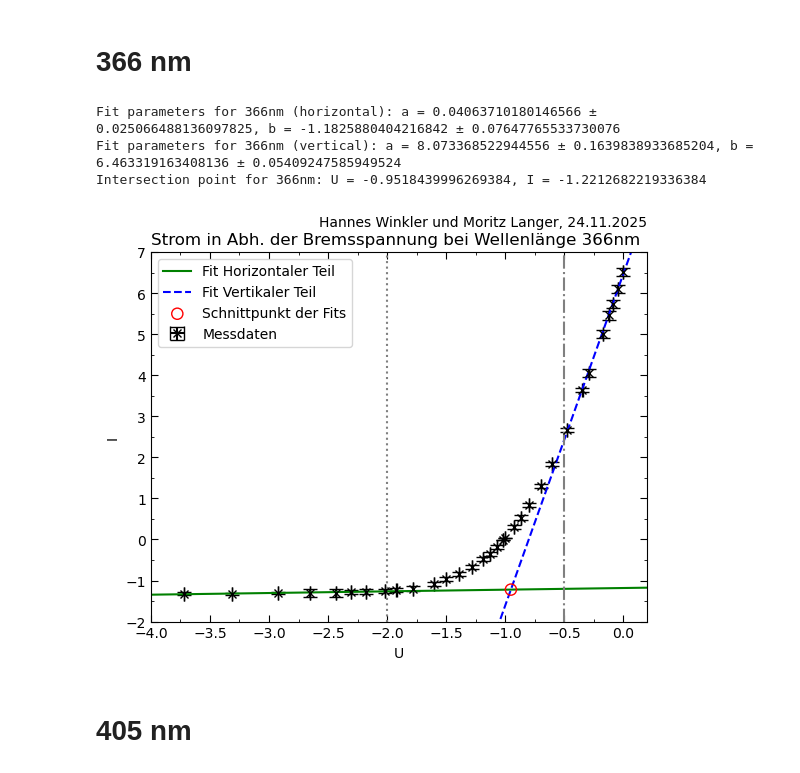
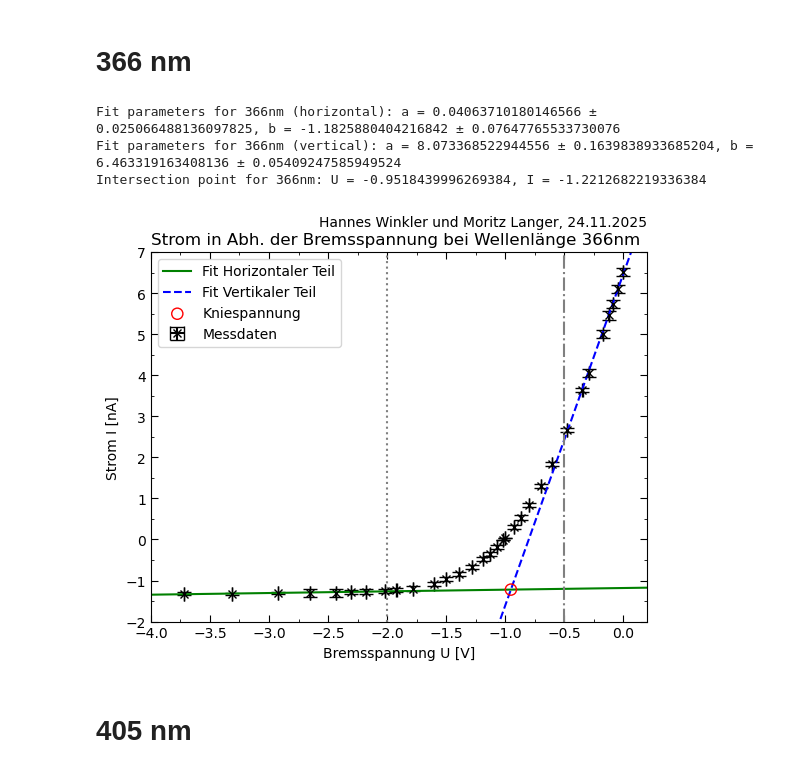
Before and after one commit to Bonsai-Tr33/C-Praktikum, a Jupyter notebook: 45/Evaluation/2.1.ipynb, the cells around one changed output. Cells and saved outputs as stored; diff of their text form; code cells hidden in the pictures.

```diff
--- a/45/Evaluation/2.1.ipynb
+++ b/45/Evaluation/2.1.ipynb
@@ -56,16 +56,21 @@ def intersect(m1, m2, a1, a2):
 
 e = 1.602176634 * 10**(-19)  # elementary charge in C
 c = 299792458  # speed of light in m/s
+# %%
+Knsp = 'Kniespannung'
 # %% [markdown]
 # 366 nm
 # %%
 # set fit range
 
-maskH = U366[:, 0] <= -2
+limH = -2
+limV = -0.5
+
+maskH = U366[:, 0] <= limH
 U366H = U366[maskH]
 I366H = I366[maskH]
 
-maskV = U366[:, 0] >= -0.5
+maskV = U366[:, 0] >= limV
 U366V = U366[maskV]
 I366V = I366[maskV]
 
@@ -88,39 +93,39 @@ print(f'Intersection point for 366nm: U = {U366_intersect}, I = {I366_intersect}
 
 # plotting
 plt.errorbar([x[0] for x in U366], [x[0] for x in I366],xerr=[x[1] for x in U366], yerr=[x[1] for x in I366], capsize=5, label='Messdaten', color='black', marker='x', linestyle='None') # plot with error bars
 plt.plot(fit_range, lin(fit_range, params366H[0], params366H[1]), label='Fit Horizontaler Teil', color='green') # plot fit line
 plt.plot(fit_range, lin(fit_range, params366V[0], params366V[1]), label='Fit Vertikaler Teil', color='blue', linestyle='--') # plot fit line
-plt.axvline(x=-2, color='grey', linestyle=':')  # vertical line at x = -2
-plt.axvline(x=-0.5, color='grey', linestyle='-.')  # vertical line at x = -0.5
-plt.scatter(U366_intersect, I366_intersect, edgecolors='Red', facecolors='none', label='Schnittpunkt der Fits', zorder=10, s=65)  # plot intersection point
+plt.axvline(x=limH, color='grey', linestyle=':')
+plt.axvline(x=limV, color='grey', linestyle='-.')
+plt.scatter(U366_intersect, I366_intersect, edgecolors='Red', facecolors='none', label=Knsp, zorder=10, s=65)  # plot intersection point
 
-plt.xlabel('U')
-plt.ylabel('I')
+plt.xlabel('Bremsspannung U [V]')
+plt.ylabel('Strom I [nA]')
 plt.title('Strom in Abh. der Bremsspannung bei Wellenlänge 366nm', loc='left')
 plt.text(1, 1.1, 'Hannes Winkler und Moritz Langer, 24.11.2025', ha='right', va='top', transform=plt.gca().transAxes, fontsize=10)
 plt.legend()
 
 # locating and arranging ticks
 plt.gca().yaxis.set_minor_locator(AutoMinorLocator(2))
 plt.gca().xaxis.set_minor_locator(AutoMinorLocator(2))
 # plt.xticks(np.arange(800000, 3000100, 200000))
 # plt.yticks(np.arange(8, 30, 1))
 plt.tick_params(axis='both', which='minor', direction='in', right=True, top=True)
 plt.tick_params(axis='both', which='major', direction='in', right=True, top=True, length=5)
 
 # limiting and setting plot layout
 plt.ylim(-2, 7)
 plt.xlim(-4, 0.2)
 # plt.tight_layout()
 
 # plot location
 plt.savefig(img_path / 'Planck366.png')
 plt.show() # shows plot every run of the code, used for debugging
 # %% [output]
 Fit parameters for 366nm (horizontal): a = 0.04063710180146566 ± 0.025066488136097825, b = -1.1825880404216842 ± 0.07647765533730076
 Fit parameters for 366nm (vertical): a = 8.073368522944556 ± 0.1639838933685204, b = 6.463319163408136 ± 0.05409247585949524
 Intersection point for 366nm: U = -0.9518439996269384, I = -1.2212682219336384
-[figure, old version]
+[figure, new version]
 # %% [markdown]
 # 405 nm
 # %%
```
Also changed, not shown: parts of 4 cells of this notebook, 5 other files.
